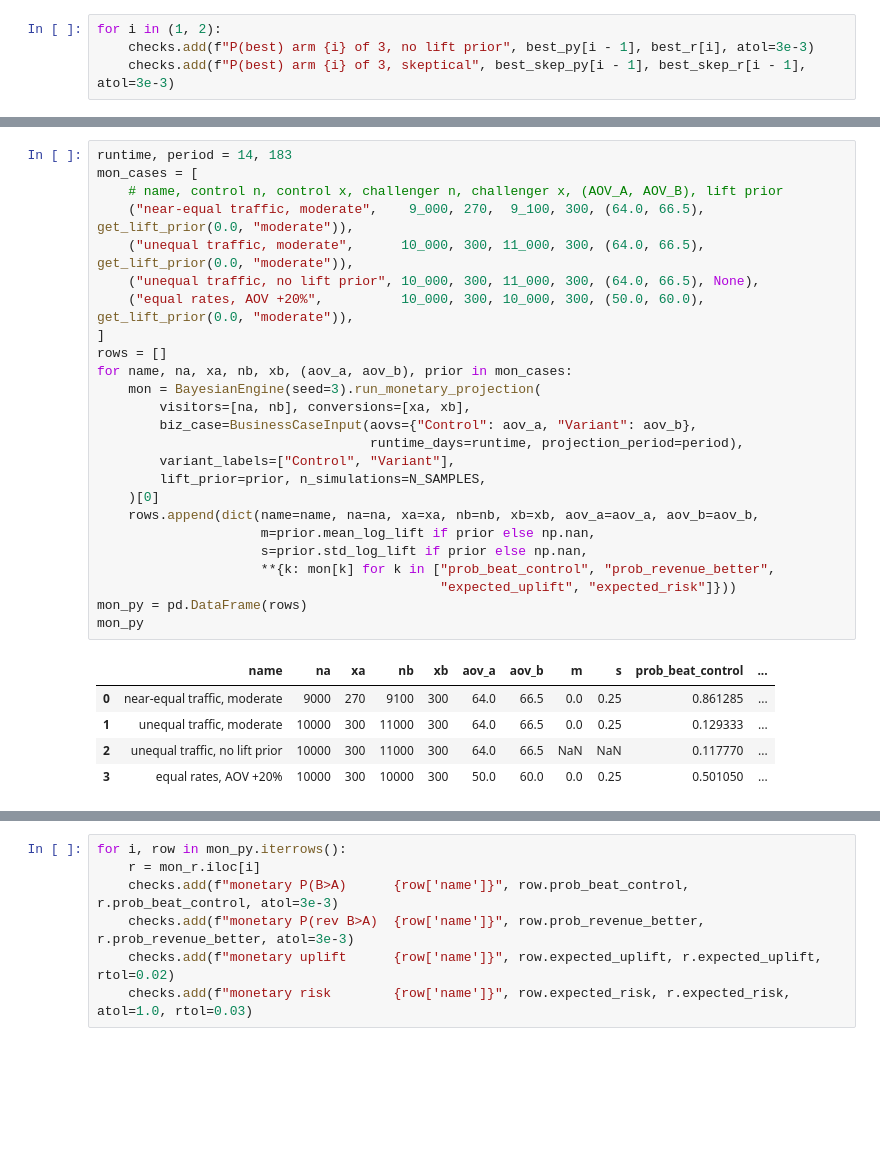
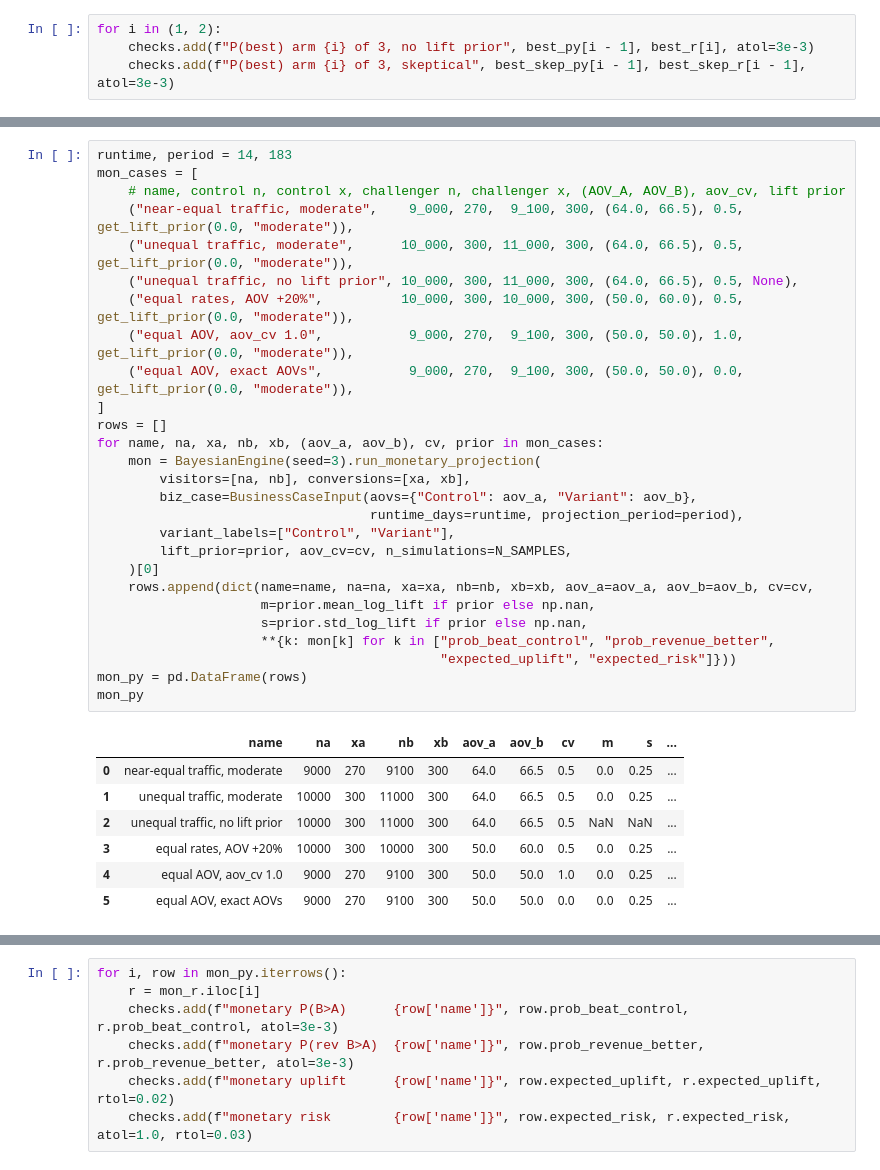
Before and after one commit to BasLinders/first-order-engine, a Jupyter notebook: r_validation/03_bayesian_beta_binomial.ipynb, the cells around one changed output, grey strips where cells are left out. Drawn from its saved outputs; the diff is of its cells as text; blank space fills up the shorter version.

```diff
--- a/r_validation/03_bayesian_beta_binomial.ipynb
+++ b/r_validation/03_bayesian_beta_binomial.ipynb
@@ -226,33 +236,37 @@ comparison only; it is not checked.
 # %%
 runtime, period = 14, 183
 mon_cases = [
-    # name, control n, control x, challenger n, challenger x, (AOV_A, AOV_B), lift prior
-    ("near-equal traffic, moderate",    9_000, 270,  9_100, 300, (64.0, 66.5), get_lift_prior(0.0, "moderate")),
-    ("unequal traffic, moderate",      10_000, 300, 11_000, 300, (64.0, 66.5), get_lift_prior(0.0, "moderate")),
-    ("unequal traffic, no lift prior", 10_000, 300, 11_000, 300, (64.0, 66.5), None),
-    ("equal rates, AOV +20%",          10_000, 300, 10_000, 300, (50.0, 60.0), get_lift_prior(0.0, "moderate")),
+    # name, control n, control x, challenger n, challenger x, (AOV_A, AOV_B), aov_cv, lift prior
+    ("near-equal traffic, moderate",    9_000, 270,  9_100, 300, (64.0, 66.5), 0.5, get_lift_prior(0.0, "moderate")),
+    ("unequal traffic, moderate",      10_000, 300, 11_000, 300, (64.0, 66.5), 0.5, get_lift_prior(0.0, "moderate")),
+    ("unequal traffic, no lift prior", 10_000, 300, 11_000, 300, (64.0, 66.5), 0.5, None),
+    ("equal rates, AOV +20%",          10_000, 300, 10_000, 300, (50.0, 60.0), 0.5, get_lift_prior(0.0, "moderate")),
+    ("equal AOV, aov_cv 1.0",           9_000, 270,  9_100, 300, (50.0, 50.0), 1.0, get_lift_prior(0.0, "moderate")),
+    ("equal AOV, exact AOVs",           9_000, 270,  9_100, 300, (50.0, 50.0), 0.0, get_lift_prior(0.0, "moderate")),
 ]
 rows = []
-for name, na, xa, nb, xb, (aov_a, aov_b), prior in mon_cases:
+for name, na, xa, nb, xb, (aov_a, aov_b), cv, prior in mon_cases:
     mon = BayesianEngine(seed=3).run_monetary_projection(
         visitors=[na, nb], conversions=[xa, xb],
         biz_case=BusinessCaseInput(aovs={"Control": aov_a, "Variant": aov_b},
                                    runtime_days=runtime, projection_period=period),
         variant_labels=["Control", "Variant"],
-        lift_prior=prior, n_simulations=N_SAMPLES,
+        lift_prior=prior, aov_cv=cv, n_simulations=N_SAMPLES,
     )[0]
-    rows.append(dict(name=name, na=na, xa=xa, nb=nb, xb=xb, aov_a=aov_a, aov_b=aov_b,
+    rows.append(dict(name=name, na=na, xa=xa, nb=nb, xb=xb, aov_a=aov_a, aov_b=aov_b, cv=cv,
                      m=prior.mean_log_lift if prior else np.nan,
                      s=prior.std_log_lift if prior else np.nan,
                      **{k: mon[k] for k in ["prob_beat_control", "prob_revenue_better",
                                             "expected_uplift", "expected_risk"]}))
 mon_py = pd.DataFrame(rows)
 mon_py
 # %% [output]
-|  | name | na | xa | nb | xb | aov_a | aov_b | m | s | prob_beat_control | ... |
-| 0 | near-equal traffic, moderate | 9000 | 270 | 9100 | 300 | 64.0 | 66.5 | 0.0 | 0.25 | 0.861285 | ... |
-| 1 | unequal traffic, moderate | 10000 | 300 | 11000 | 300 | 64.0 | 66.5 | 0.0 | 0.25 | 0.129333 | ... |
-| 2 | unequal traffic, no lift prior | 10000 | 300 | 11000 | 300 | 64.0 | 66.5 | NaN | NaN | 0.117770 | ... |
-| 3 | equal rates, AOV +20% | 10000 | 300 | 10000 | 300 | 50.0 | 60.0 | 0.0 | 0.25 | 0.501050 | ... |
+|  | name | na | xa | nb | xb | aov_a | aov_b | cv | m | s | ... |
+| 0 | near-equal traffic, moderate | 9000 | 270 | 9100 | 300 | 64.0 | 66.5 | 0.5 | 0.0 | 0.25 | ... |
+| 1 | unequal traffic, moderate | 10000 | 300 | 11000 | 300 | 64.0 | 66.5 | 0.5 | 0.0 | 0.25 | ... |
+| 2 | unequal traffic, no lift prior | 10000 | 300 | 11000 | 300 | 64.0 | 66.5 | 0.5 | NaN | NaN | ... |
+| 3 | equal rates, AOV +20% | 10000 | 300 | 10000 | 300 | 50.0 | 60.0 | 0.5 | 0.0 | 0.25 | ... |
+| 4 | equal AOV, aov_cv 1.0 | 9000 | 270 | 9100 | 300 | 50.0 | 50.0 | 1.0 | 0.0 | 0.25 | ... |
+| 5 | equal AOV, exact AOVs | 9000 | 270 | 9100 | 300 | 50.0 | 50.0 | 0.0 | 0.0 | 0.25 | ... |
 # %%
 %%R -i mon_py -i runtime -i period -o mon_r
```
Also changed, not shown: parts of 4 cells of this notebook, 3 other files.
